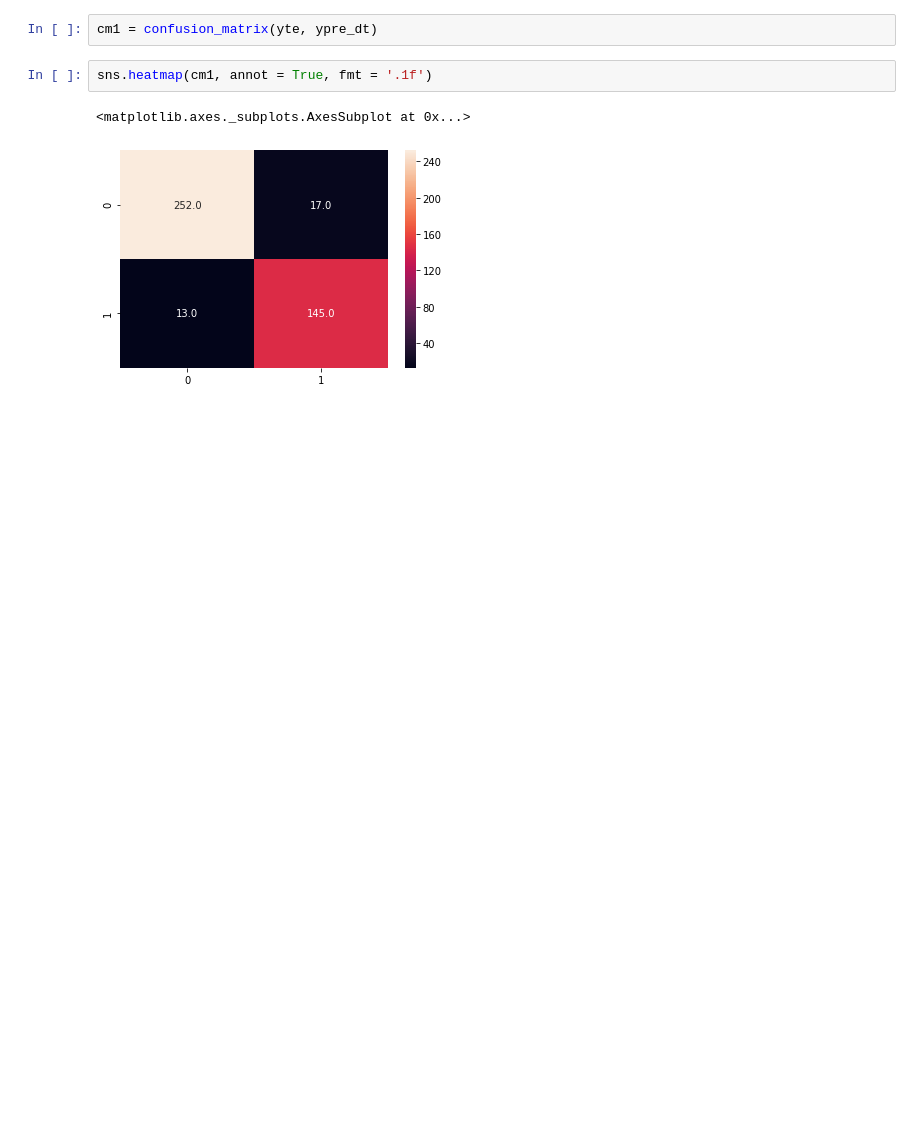
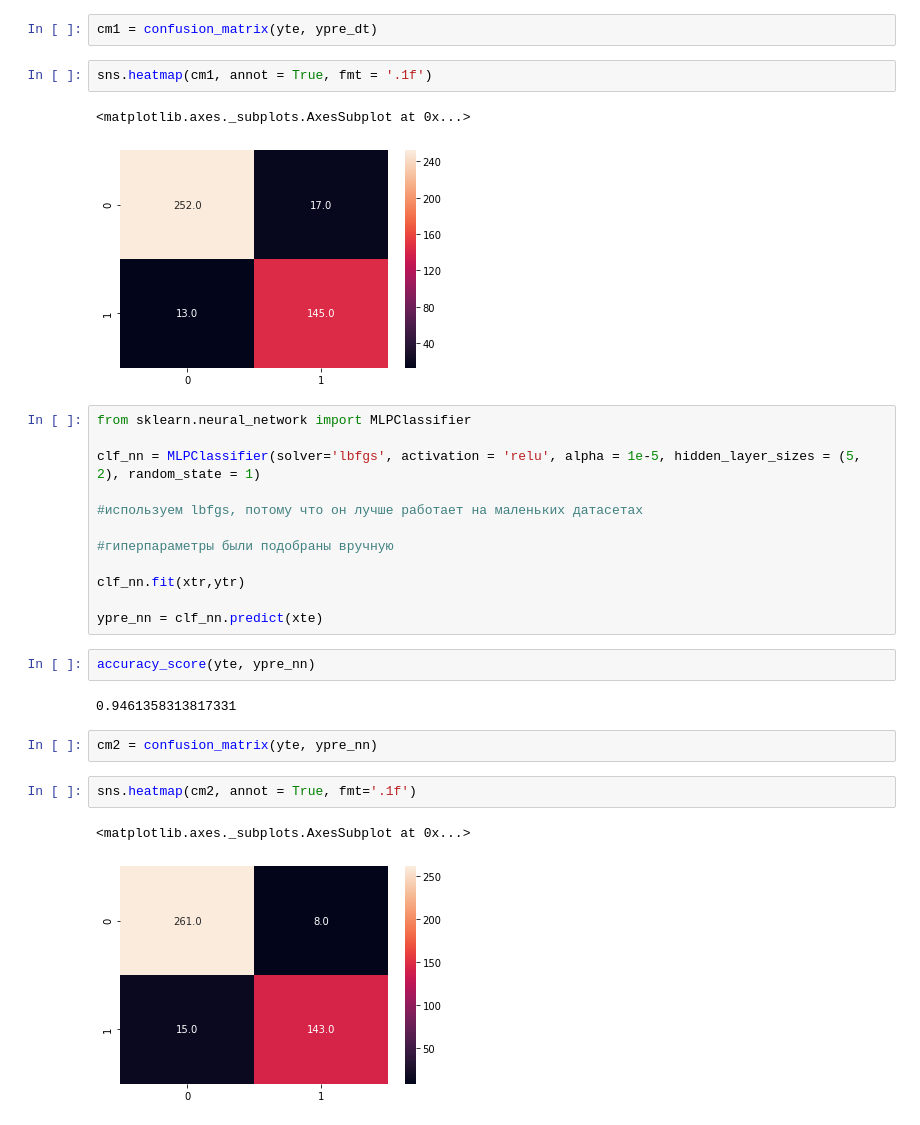
Before and after one commit to AlisaBurovaE/ProjectCancer, a Jupyter notebook: Cancer.ipynb, the cells around one changed output. Drawn from its saved outputs; the diff is of its cells as text; blank space fills up the shorter version.

```diff
--- a/Cancer.ipynb
+++ b/Cancer.ipynb
@@ -398,3 +398,26 @@ sns.heatmap(cm1, annot = True, fmt = '.1f')
 # %% [output]
 <matplotlib.axes._subplots.AxesSubplot at 0x...>
 [figure]
+# %%
+from sklearn.neural_network import MLPClassifier
+
+clf_nn = MLPClassifier(solver='lbfgs', activation = 'relu', alpha = 1e-5, hidden_layer_sizes = (5, 2), random_state = 1)
+
+#используем lbfgs, потому что он лучше работает на маленьких датасетах
+
+#гиперпараметры были подобраны вручную
+
+clf_nn.fit(xtr,ytr)
+
+ypre_nn = clf_nn.predict(xte)
+# %%
+accuracy_score(yte, ypre_nn)
+# %% [output]
+0.9461358313817331
+# %%
+cm2 = confusion_matrix(yte, ypre_nn)
+# %%
+sns.heatmap(cm2, annot = True, fmt='.1f')
+# %% [output]
+<matplotlib.axes._subplots.AxesSubplot at 0x...>
+[figure, added]
```
